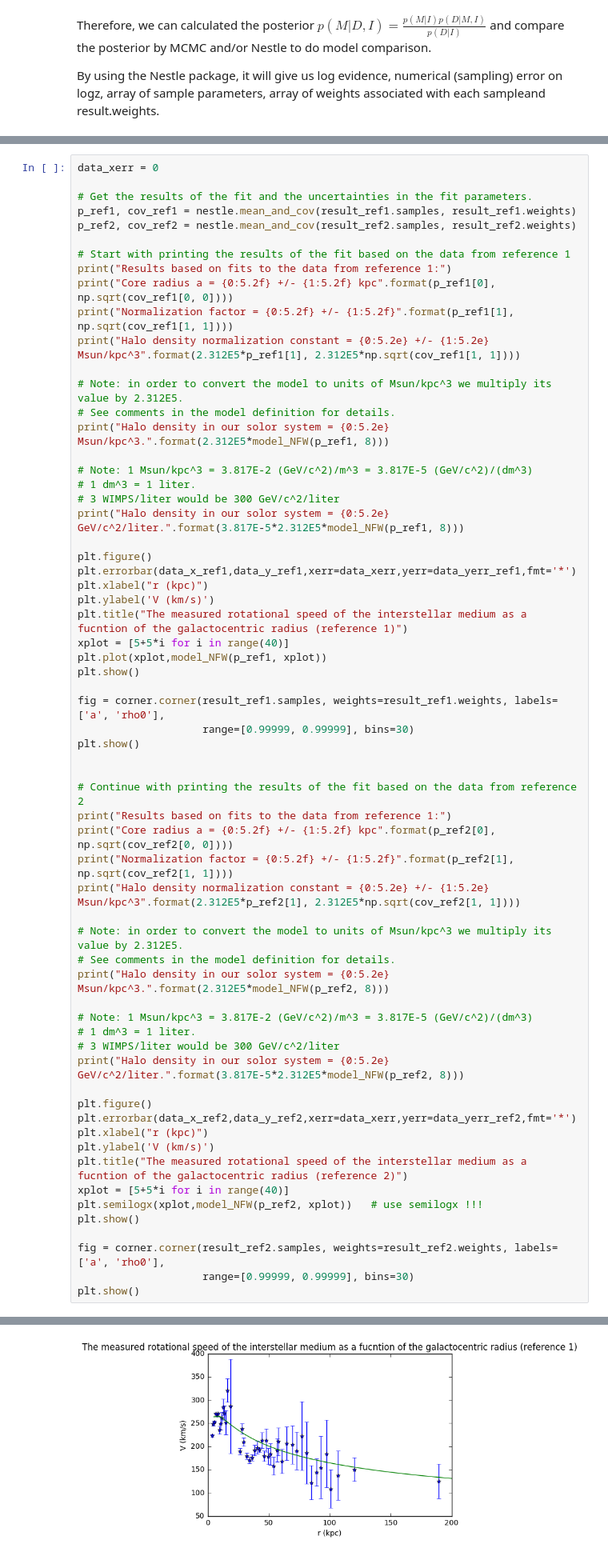
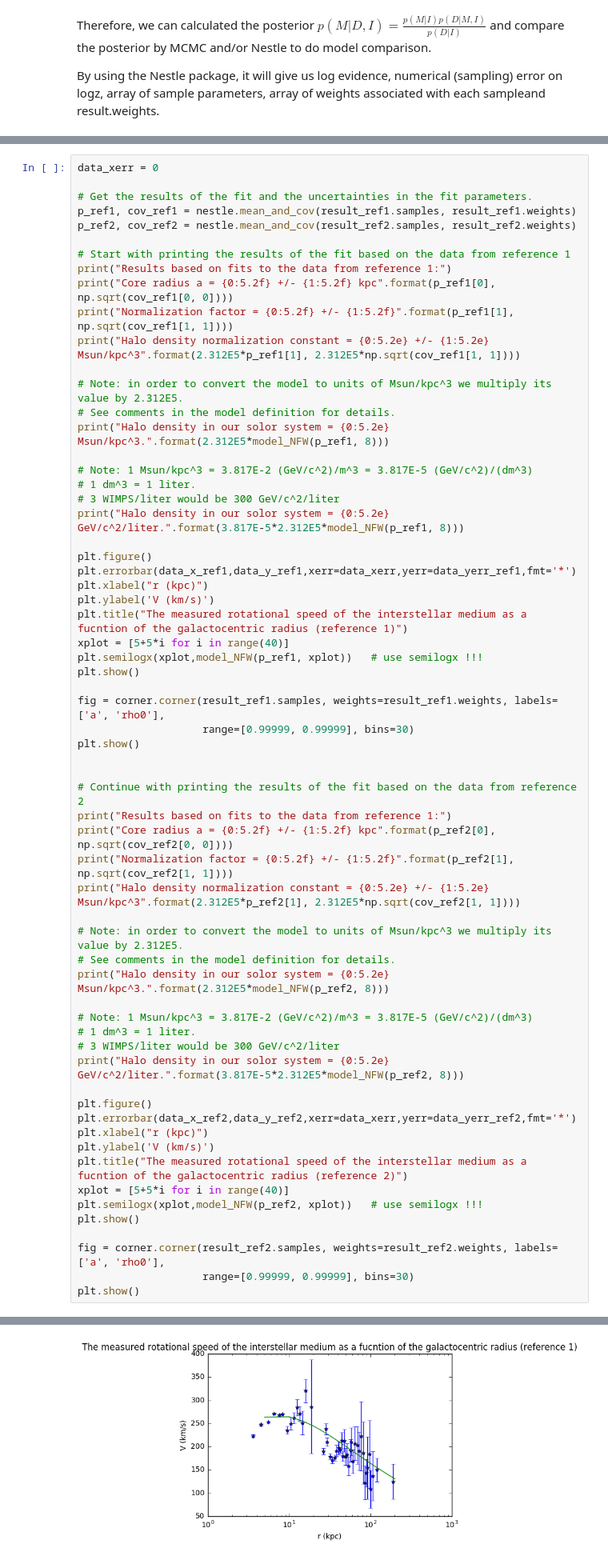
Before and after one commit to phys201/nsdmd, a Jupyter notebook: model0425.ipynb, the cells around one changed output, grey strips where cells are left out. Shown at 80% size. Saved outputs shown, nothing was run; the diff lists cells and outputs as text.

```diff
--- a/model0425.ipynb
+++ b/model0425.ipynb
@@ -269,7 +268,7 @@ plt.xlabel("r (kpc)")
 plt.ylabel('V (km/s)')
 plt.title("The measured rotational speed of the interstellar medium as a fucntion of the galactocentric radius (reference 1)")
 xplot = [5+5*i for i in range(40)]
-plt.plot(xplot,model_NFW(p_ref1, xplot))
+plt.semilogx(xplot,model_NFW(p_ref1, xplot))   # use semilogx !!!
 plt.show()
 
 fig = corner.corner(result_ref1.samples, weights=result_ref1.weights, labels=['a', 'rho0'],
@@ -312,3 +311,3 @@ Halo density normalization constant = 1.13e+07 +/- 3.62e+05 Msun/kpc^3
 Halo density in our solor system = 6.17e+07 Msun/kpc^3.
 Halo density in our solor system = 2.35e+03 GeV/c^2/liter.
-[figure, old version]
+[figure, new version]
```
Also changed, not shown: parts of 9 cells of this notebook, 4 other files.
